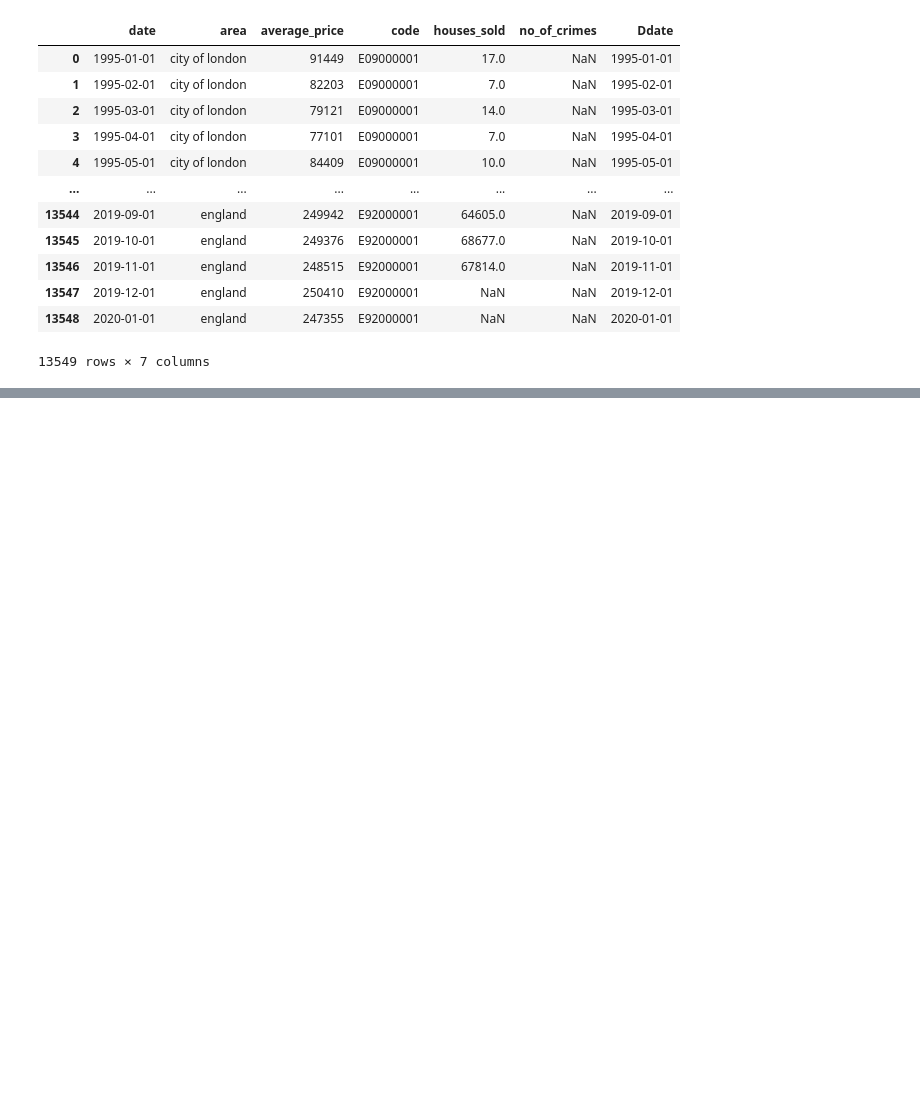
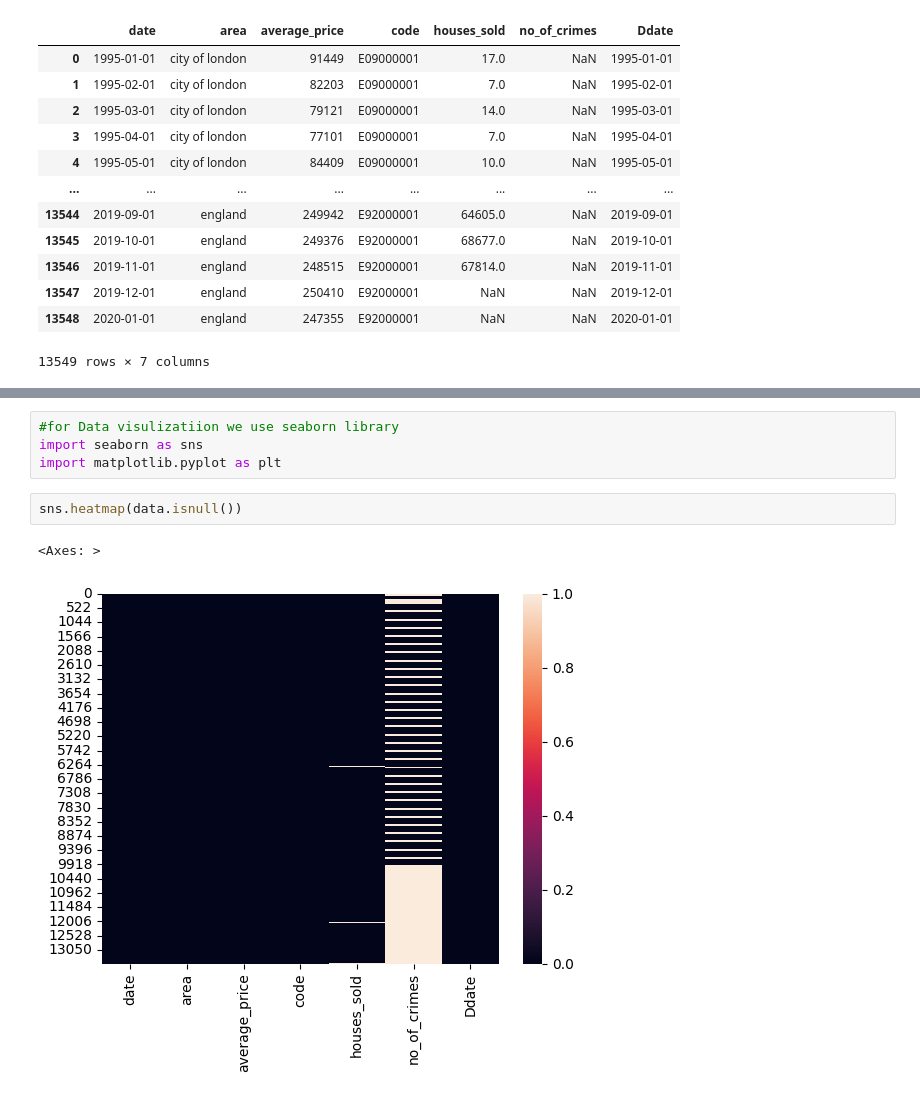
Before and after one commit to YonInsights/Project-5, a Jupyter notebook: Project-5.ipynb, the cells around one changed output, grey strips where cells are left out. Saved outputs shown, nothing was run; the diff lists cells and outputs as text; blank space fills up the shorter version.

Commit message:
graph

```diff
--- a/Project-5.ipynb
+++ b/Project-5.ipynb
@@ -49,0 +61,9 @@ data
+# %%
+#for Data visulizatiion we use seaborn library
+import seaborn as sns
+import matplotlib.pyplot as plt
+# %%
+sns.heatmap(data.isnull())
+# %% [output]
+<Axes: >
+[figure, added]
```
Also changed, not shown: parts of 1 cell of this notebook.
